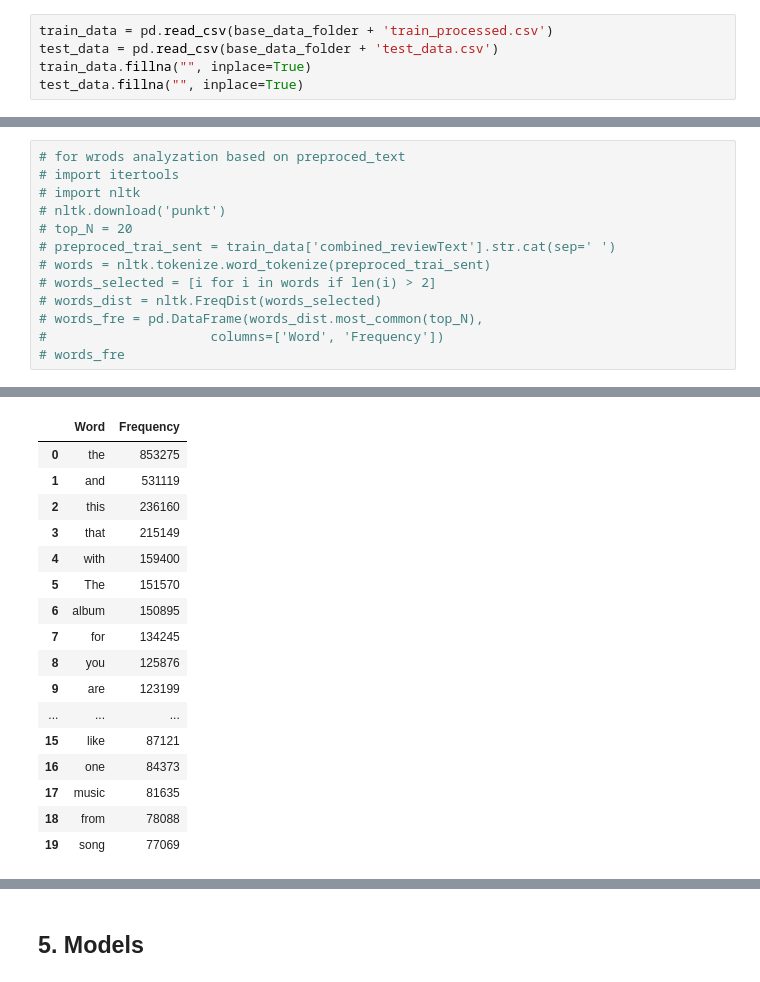
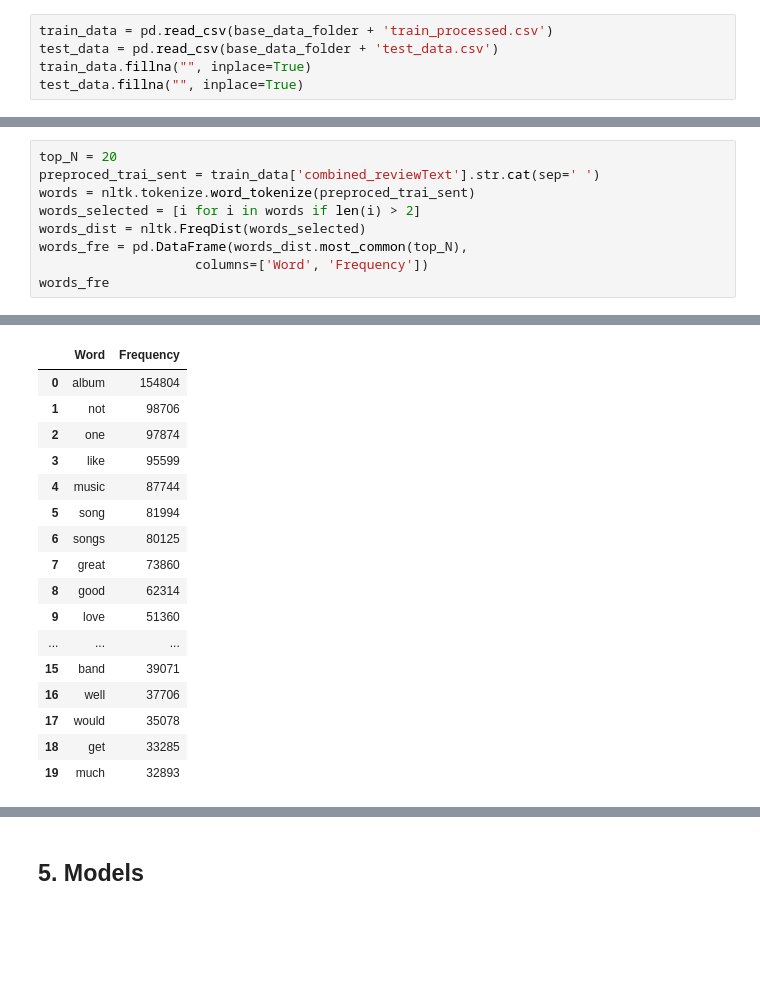
Before and after one commit to z1q1chen/Amazon-Music-Recommendation-System, a Jupyter notebook: src/MIE1624_Course_Project.ipynb, the cells around one changed output, grey strips where cells are left out. Saved outputs shown, nothing was run; the diff lists cells and outputs as text; blank space fills up the shorter version.

```diff
--- a/src/MIE1624_Course_Project.ipynb
+++ b/src/MIE1624_Course_Project.ipynb
@@ -289,14 +337,10 @@ plt.show()
 # %%
-# for wrods analyzation based on preproced_text
-# import itertools
-# import nltk
-# nltk.download('punkt')
-# top_N = 20
-# preproced_trai_sent = train_data['combined_reviewText'].str.cat(sep=' ')
-# words = nltk.tokenize.word_tokenize(preproced_trai_sent)
-# words_selected = [i for i in words if len(i) > 2]
-# words_dist = nltk.FreqDist(words_selected)
-# words_fre = pd.DataFrame(words_dist.most_common(top_N),
-#                     columns=['Word', 'Frequency'])
-# words_fre
+top_N = 20
+preproced_trai_sent = train_data['combined_reviewText'].str.cat(sep=' ')
+words = nltk.tokenize.word_tokenize(preproced_trai_sent)
+words_selected = [i for i in words if len(i) > 2]
+words_dist = nltk.FreqDist(words_selected)
+words_fre = pd.DataFrame(words_dist.most_common(top_N),
+                    columns=['Word', 'Frequency'])
+words_fre
 # %% [output]
@@ -305,17 +347,17 @@ plt.show()
 |  | Word | Frequency |
-| 0 | the | 853275 |
-| 1 | and | 531119 |
-| 2 | this | 236160 |
-| 3 | that | 215149 |
-| 4 | with | 159400 |
-| 5 | The | 151570 |
-| 6 | album | 150895 |
-| 7 | for | 134245 |
-| 8 | you | 125876 |
-| 9 | are | 123199 |
+| 0 | album | 154804 |
+| 1 | not | 98706 |
+| 2 | one | 97874 |
+| 3 | like | 95599 |
+| 4 | music | 87744 |
+| 5 | song | 81994 |
+| 6 | songs | 80125 |
+| 7 | great | 73860 |
+| 8 | good | 62314 |
+| 9 | love | 51360 |
 | ... | ... | ... |
-| 15 | like | 87121 |
-| 16 | one | 84373 |
-| 17 | music | 81635 |
-| 18 | from | 78088 |
-| 19 | song | 77069 |
+| 15 | band | 39071 |
+| 16 | well | 37706 |
+| 17 | would | 35078 |
+| 18 | get | 33285 |
+| 19 | much | 32893 |
```
Also changed, not shown: parts of 33 cells of this notebook.
